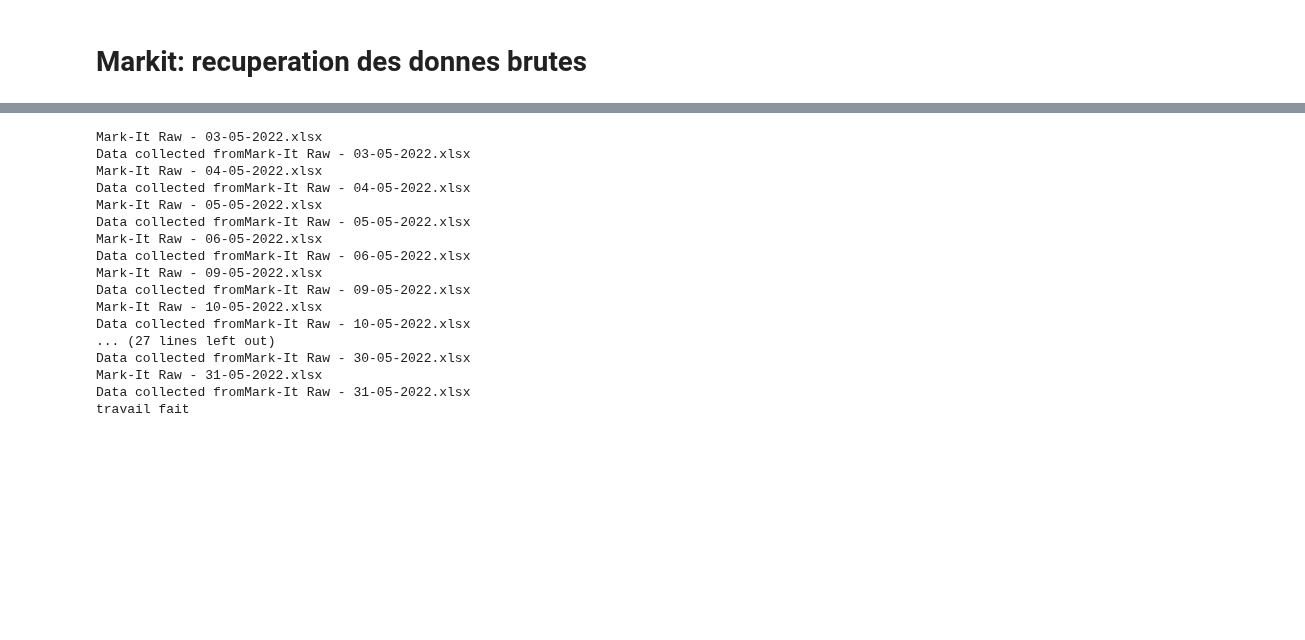
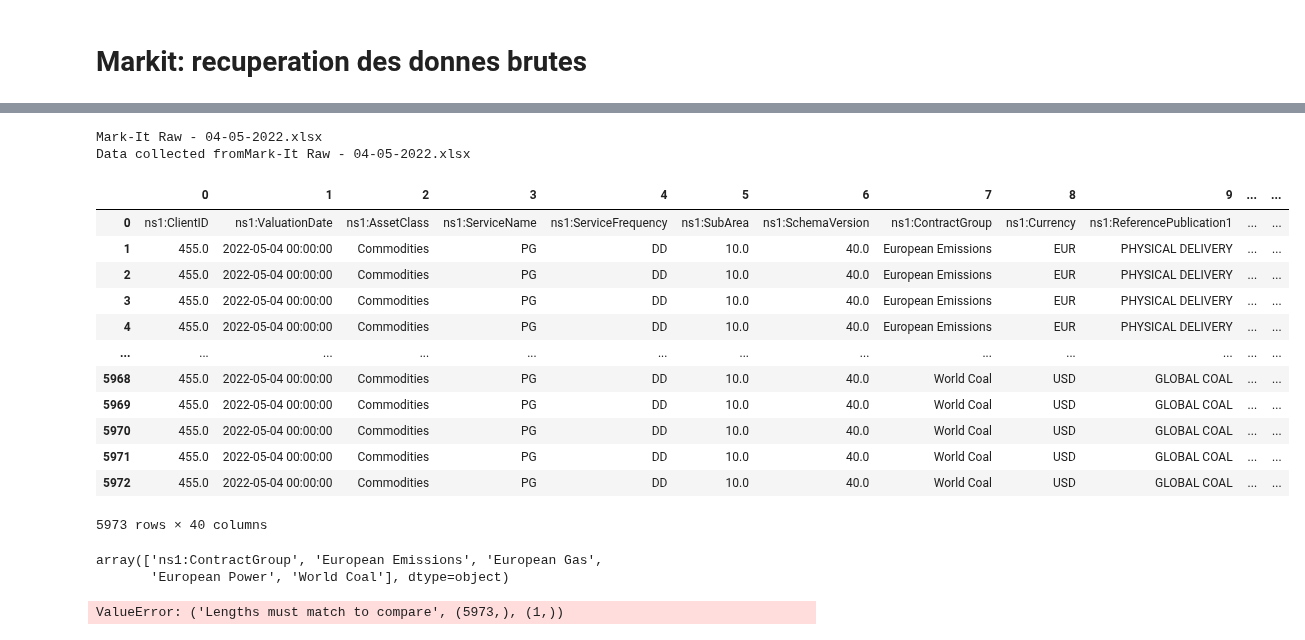
Before and after one commit to romain109/Power-Europe, a Jupyter notebook: Notebooks/Markit.ipynb, the cells around one changed output, grey strips where cells are left out. Cells and saved outputs as stored; diff of their text form; code cells hidden in the pictures; blank space fills up the shorter version.

```diff
--- a/Notebooks/Markit.ipynb
+++ b/Notebooks/Markit.ipynb
@@ -16,3 +16,6 @@ folder_paths = [r"W:\UK\Risk_Control\Risk_Control_Private\MiddleOffice\GPE\Price
 for folder_path in folder_paths:
     onlyfiles = pd.DataFrame([f for f in listdir(folder_path) if isfile(join(folder_path, f))], columns = ["Files"])
     onlyfiles['Date'] = onlyfiles['Files'].apply(lambda x: dt.datetime.strptime(re.search('(\d\d-\d\d-\d\d\d\d)', x).groups()[0], '%d-%m-%Y'))
+# %%
+o =onlyfiles[1:2]
+o
@@ -19,43 +41,57 @@ for folder_path in folder_paths:
 # %%
 markit_consensus = []
 
 # for each file in the month folder
-for index, row in onlyfiles.iterrows():
+for index, row in o.iterrows():
     print(row['Files'])
     wb = xw.Book(folder_path + '/' + row['Files'], update_links = False)
     ws = wb.sheets('Markit Raw')
 
 # filter data on power
     num_col = ws.range('A1').end('right').column
     num_row = ws.range('A1').end('down').row
-    ws.range((1,1),(num_row,num_col)).api.AutoFilter(Field:= 8 , Criteria1:= "European Power" )
+    #ws.range((1,1),(num_row,num_col)).api.AutoFilter(Field:= 8 , Criteria1:= "European Power" )
     markit = pd.DataFrame(ws.range((1,1),(num_row,num_col)).value)
     markit.drop_duplicates(inplace = True)
     markit_consensus.append(markit)
     print('Data collected from' + row['Files'])
-    wb.close()
+    #wb.close()
+
+markit_consensus = pd.concat(markit_consensus)
 
 
-markit_consensus = pd.concat(markit_consensus)
-markit_consensus.drop(markit_consensus[markit_consensus[38] == 0], inplace = True)
-markit_consensus.dropna(inplace = True)
-markit_consensus.to_csv(r"C:\Users\rmolli\Desktop\Power-Europe\Data Mark-It Raw 05", index = False, header = False)
-print("travail fait")
+#markit_consensus = markit_consensus.drop(markit_consensus[markit_consensus[7] != 'European Power'])
+#markit_consensus = markit_consensus.loc[: , "European Power"]
+
+
+
+#markit_consensus.dropna(inplace = True)
+#markit_consensus.to_csv(r"C:\Users\rmolli\Desktop\Power-Europe\Data Mark-It Raw 05.csv", index = False, header = False)
+#print("travail fait")
+
+markit_consensus
 # %% [output]
-Mark-It Raw - 03-05-2022.xlsx
-Data collected fromMark-It Raw - 03-05-2022.xlsx
 Mark-It Raw - 04-05-2022.xlsx
 Data collected fromMark-It Raw - 04-05-2022.xlsx
-Mark-It Raw - 05-05-2022.xlsx
-Data collected fromMark-It Raw - 05-05-2022.xlsx
-Mark-It Raw - 06-05-2022.xlsx
-Data collected fromMark-It Raw - 06-05-2022.xlsx
-Mark-It Raw - 09-05-2022.xlsx
-Data collected fromMark-It Raw - 09-05-2022.xlsx
-Mark-It Raw - 10-05-2022.xlsx
-Data collected fromMark-It Raw - 10-05-2022.xlsx
-... (27 lines left out)
-Data collected fromMark-It Raw - 30-05-2022.xlsx
-Mark-It Raw - 31-05-2022.xlsx
-Data collected fromMark-It Raw - 31-05-2022.xlsx
-travail fait
+|  | 0 | 1 | 2 | 3 | 4 | 5 | 6 | 7 | 8 | 9 | ... | ... |
+| 0 | ns1:ClientID | ns1:ValuationDate | ns1:AssetClass | ns1:ServiceName | ns1:ServiceFrequency | ns1:SubArea | ns1:SchemaVersion | ns1:ContractGroup | ns1:Currency | ns1:ReferencePublication1 | ... | ... |
+| 1 | 455.0 | 2022-05-04 00:00:00 | Commodities | PG | DD | 10.0 | 40.0 | European Emissions | EUR | PHYSICAL DELIVERY | ... | ... |
+| 2 | 455.0 | 2022-05-04 00:00:00 | Commodities | PG | DD | 10.0 | 40.0 | European Emissions | EUR | PHYSICAL DELIVERY | ... | ... |
+| 3 | 455.0 | 2022-05-04 00:00:00 | Commodities | PG | DD | 10.0 | 40.0 | European Emissions | EUR | PHYSICAL DELIVERY | ... | ... |
+| 4 | 455.0 | 2022-05-04 00:00:00 | Commodities | PG | DD | 10.0 | 40.0 | European Emissions | EUR | PHYSICAL DELIVERY | ... | ... |
+| ... | ... | ... | ... | ... | ... | ... | ... | ... | ... | ... | ... | ... |
+| 5968 | 455.0 | 2022-05-04 00:00:00 | Commodities | PG | DD | 10.0 | 40.0 | World Coal | USD | GLOBAL COAL | ... | ... |
+| 5969 | 455.0 | 2022-05-04 00:00:00 | Commodities | PG | DD | 10.0 | 40.0 | World Coal | USD | GLOBAL COAL | ... | ... |
+| 5970 | 455.0 | 2022-05-04 00:00:00 | Commodities | PG | DD | 10.0 | 40.0 | World Coal | USD | GLOBAL COAL | ... | ... |
+| 5971 | 455.0 | 2022-05-04 00:00:00 | Commodities | PG | DD | 10.0 | 40.0 | World Coal | USD | GLOBAL COAL | ... | ... |
+| 5972 | 455.0 | 2022-05-04 00:00:00 | Commodities | PG | DD | 10.0 | 40.0 | World Coal | USD | GLOBAL COAL | ... | ... |
+5973 rows × 40 columns
+# %%
+markit_consensus[7].unique()
+# %% [output]
+array(['ns1:ContractGroup', 'European Emissions', 'European Gas',
+       'European Power', 'World Coal'], dtype=object)
+# %%
+markit_consensus.loc(markit_consensus[7] == ["European Power"] )
+# %% [output]
+ValueError: ('Lengths must match to compare', (5973,), (1,))
```
Also changed, not shown: parts of 2 cells of this notebook, 2 other files.
